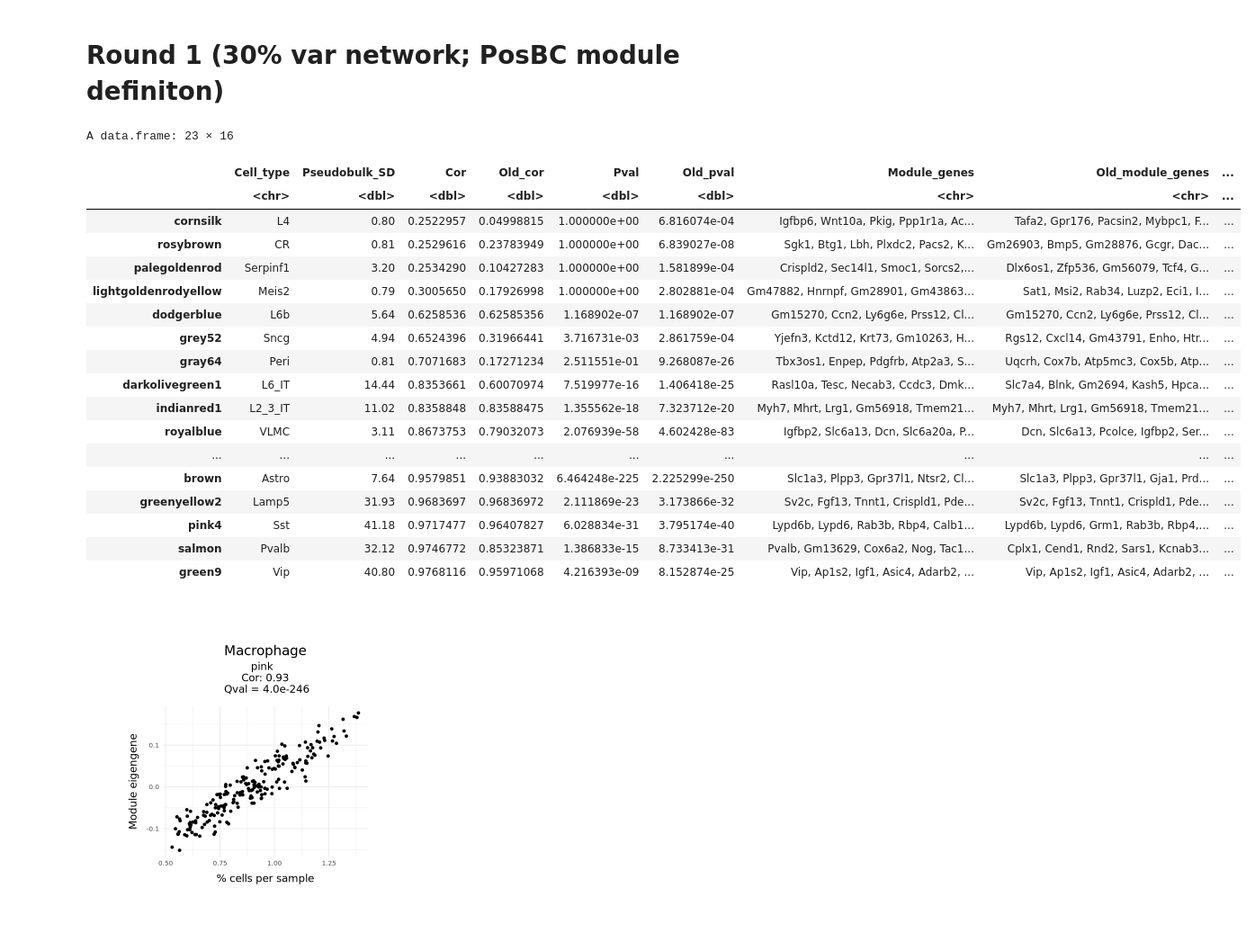
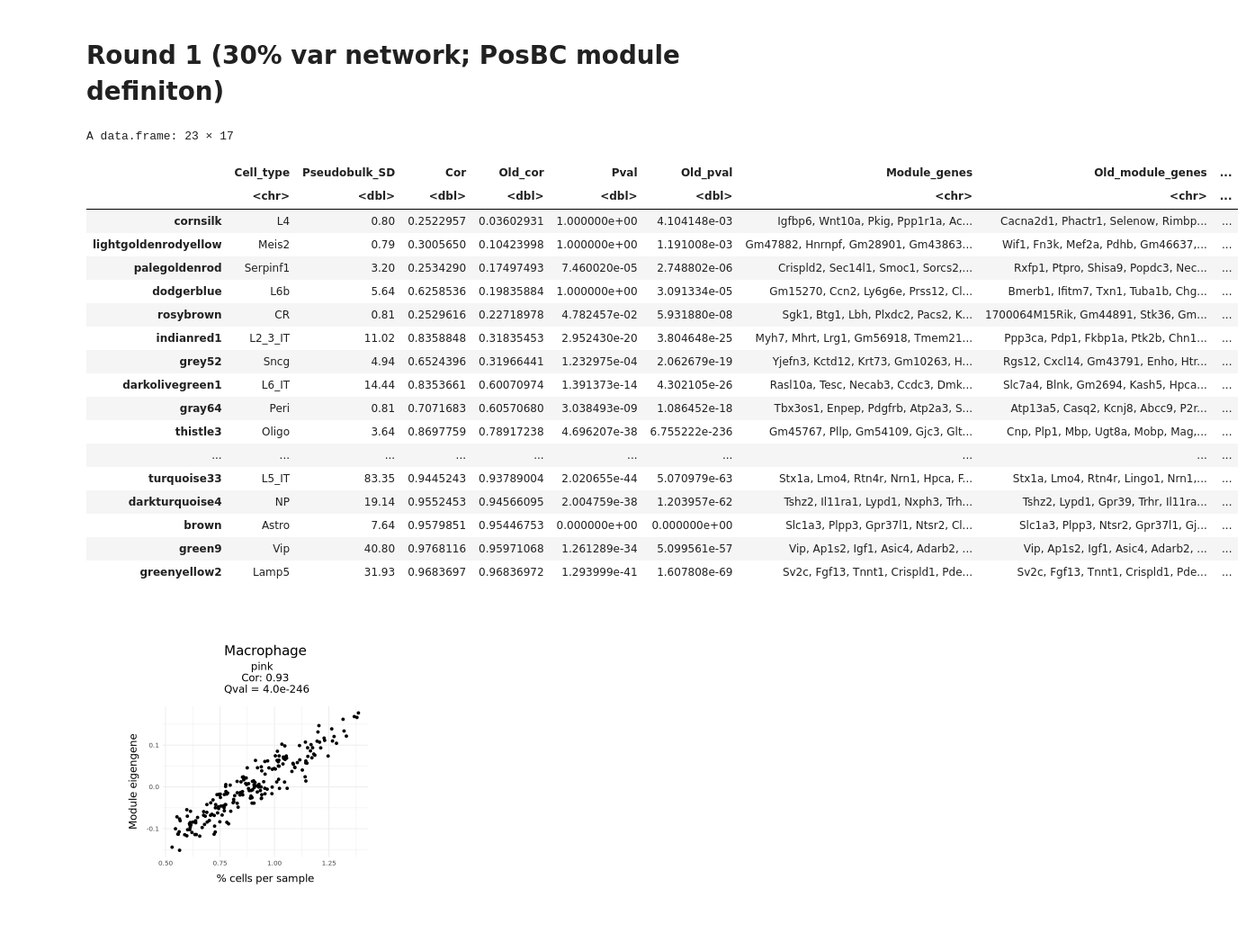
Before and after one commit to reliscu/pseudobulk_splicing_tasic_2018_mouse_ALM, a Jupyter notebook: 08_plot_modules_vs_eigengenes copy.ipynb, the cells around one changed output. Shown at 90% size. Saved outputs shown, nothing was run; the diff lists cells and outputs as text; code cells hidden in the pictures.

Commit message:
stupid SJ pseudobulking

```diff
--- a/08_plot_modules_vs_eigengenes copy.ipynb
+++ b/08_plot_modules_vs_eigengenes copy.ipynb
@@ -36,7 +36,7 @@ Macrophage       Endo      Oligo        L6b       Sncg      Astro    L2_3_IT
       1224       2401
 # %%
 pairwise_res_list <- readRDS("data/tasic_2018_ALM_STAR_donor_cell_type_pseudobulk_pairwise_DE_genes_dream.RDS")
-pairwise_ctype_genes <- prep_DE_genes(pooled_res_list, lfc_threshold, pairwise=TRUE, unique=unique)
+pairwise_ctype_genes <- prep_DE_genes(pairwise_res_list, lfc_threshold, pairwise=TRUE, unique=unique)
 # %% [markdown]
 # Round 1 (30% var network; PosBC module definiton)
 # %%
@@ -46,31 +46,32 @@ pseudobulk_legend <- read.csv("data/SyntheticDatasets/SyntheticDataset1_20pcntCe
 pseudobulk_legend$Cell.type <- gsub("/", "_", pseudobulk_legend$Cell.type, fixed=TRUE)
 pseudobulk_legend$Cell.type <- gsub(" ", "_", pseudobulk_legend$Cell.type)
 
-# top_qval_mods_df <- read.csv("data/tasic_2018_ALM_STAR_donor_cell_type_pseudobulk_DE_genes_dream_unique_20pcntCells_30pcntVar_200samples_log2_pseudobulk_PosBC_top_Qval_modules.csv")
-top_qval_mods_df <- read.csv("data/tasic_2018_ALM_STAR_donor_cell_type_pseudobulk_1_vs_pooled_DE_genes_dream_unique_20pcntCells_30pcntVar_200samples_log2_pseudobulk_PosBC_top_Qval_modules.csv")
+top_qval_mods_df <- read.csv("data/tasic_2018_ALM_STAR_donor_cell_type_pseudobulk_pairwise_DE_genes_dream_20pcntCells_30pcntVar_200samples_log2_pseudobulk_PosFDR_top_Qval_modules.csv")
 # %%
+ctype_genes_list <- pairwise_ctype_genes
+
 top_corr_mods_30pcnt_PosBC_df <- get_top_corr_mods(network_dir, pseudobulk_legend, top_qval_mods_df, ctype_genes_list, mod_def)
-top_corr_mods_30pcnt_PosBC_df
+top_corr_mods_30pcnt_PosBC_df %>% arrange(Old_cor)
 # %% [output]
-A data.frame: 23 × 16
+A data.frame: 23 × 17
 |  | Cell_type | Pseudobulk_SD | Cor | Old_cor | Pval | Old_pval | Module_genes | Old_module_genes | ... |
 |  | <chr> | <dbl> | <dbl> | <dbl> | <dbl> | <dbl> | <chr> | <chr> | ... |
-| cornsilk | L4 | 0.80 | 0.2522957 | 0.04998815 | 1.000000e+00 | 6.816074e-04 | Igfbp6, Wnt10a, Pkig, Ppp1r1a, Ac... | Tafa2, Gpr176, Pacsin2, Mybpc1, F... | ... |
-| rosybrown | CR | 0.81 | 0.2529616 | 0.23783949 | 1.000000e+00 | 6.839027e-08 | Sgk1, Btg1, Lbh, Plxdc2, Pacs2, K... | Gm26903, Bmp5, Gm28876, Gcgr, Dac... | ... |
-| palegoldenrod | Serpinf1 | 3.20 | 0.2534290 | 0.10427283 | 1.000000e+00 | 1.581899e-04 | Crispld2, Sec14l1, Smoc1, Sorcs2,... | Dlx6os1, Zfp536, Gm56079, Tcf4, G... | ... |
-| lightgoldenrodyellow | Meis2 | 0.79 | 0.3005650 | 0.17926998 | 1.000000e+00 | 2.802881e-04 | Gm47882, Hnrnpf, Gm28901, Gm43863... | Sat1, Msi2, Rab34, Luzp2, Eci1, I... | ... |
-| dodgerblue | L6b | 5.64 | 0.6258536 | 0.62585356 | 1.168902e-07 | 1.168902e-07 | Gm15270, Ccn2, Ly6g6e, Prss12, Cl... | Gm15270, Ccn2, Ly6g6e, Prss12, Cl... | ... |
-| grey52 | Sncg | 4.94 | 0.6524396 | 0.31966441 | 3.716731e-03 | 2.861759e-04 | Yjefn3, Kctd12, Krt73, Gm10263, H... | Rgs12, Cxcl14, Gm43791, Enho, Htr... | ... |
-| gray64 | Peri | 0.81 | 0.7071683 | 0.17271234 | 2.511551e-01 | 9.268087e-26 | Tbx3os1, Enpep, Pdgfrb, Atp2a3, S... | Uqcrh, Cox7b, Atp5mc3, Cox5b, Atp... | ... |
-| darkolivegreen1 | L6_IT | 14.44 | 0.8353661 | 0.60070974 | 7.519977e-16 | 1.406418e-25 | Rasl10a, Tesc, Necab3, Ccdc3, Dmk... | Slc7a4, Blnk, Gm2694, Kash5, Hpca... | ... |
-| indianred1 | L2_3_IT | 11.02 | 0.8358848 | 0.83588475 | 1.355562e-18 | 7.323712e-20 | Myh7, Mhrt, Lrg1, Gm56918, Tmem21... | Myh7, Mhrt, Lrg1, Gm56918, Tmem21... | ... |
-| royalblue | VLMC | 3.11 | 0.8673753 | 0.79032073 | 2.076939e-58 | 4.602428e-83 | Igfbp2, Slc6a13, Dcn, Slc6a20a, P... | Dcn, Slc6a13, Pcolce, Igfbp2, Ser... | ... |
+| cornsilk | L4 | 0.80 | 0.2522957 | 0.03602931 | 1.000000e+00 | 4.104148e-03 | Igfbp6, Wnt10a, Pkig, Ppp1r1a, Ac... | Cacna2d1, Phactr1, Selenow, Rimbp... | ... |
+| lightgoldenrodyellow | Meis2 | 0.79 | 0.3005650 | 0.10423998 | 1.000000e+00 | 1.191008e-03 | Gm47882, Hnrnpf, Gm28901, Gm43863... | Wif1, Fn3k, Mef2a, Pdhb, Gm46637,... | ... |
+| palegoldenrod | Serpinf1 | 3.20 | 0.2534290 | 0.17497493 | 7.460020e-05 | 2.748802e-06 | Crispld2, Sec14l1, Smoc1, Sorcs2,... | Rxfp1, Ptpro, Shisa9, Popdc3, Nec... | ... |
+| dodgerblue | L6b | 5.64 | 0.6258536 | 0.19835884 | 1.000000e+00 | 3.091334e-05 | Gm15270, Ccn2, Ly6g6e, Prss12, Cl... | Bmerb1, Ifitm7, Txn1, Tuba1b, Chg... | ... |
+| rosybrown | CR | 0.81 | 0.2529616 | 0.22718978 | 4.782457e-02 | 5.931880e-08 | Sgk1, Btg1, Lbh, Plxdc2, Pacs2, K... | 1700064M15Rik, Gm44891, Stk36, Gm... | ... |
+| indianred1 | L2_3_IT | 11.02 | 0.8358848 | 0.31835453 | 2.952430e-20 | 3.804648e-25 | Myh7, Mhrt, Lrg1, Gm56918, Tmem21... | Ppp3ca, Pdp1, Fkbp1a, Ptk2b, Chn1... | ... |
+| grey52 | Sncg | 4.94 | 0.6524396 | 0.31966441 | 1.232975e-04 | 2.062679e-19 | Yjefn3, Kctd12, Krt73, Gm10263, H... | Rgs12, Cxcl14, Gm43791, Enho, Htr... | ... |
+| darkolivegreen1 | L6_IT | 14.44 | 0.8353661 | 0.60070974 | 1.391373e-14 | 4.302105e-26 | Rasl10a, Tesc, Necab3, Ccdc3, Dmk... | Slc7a4, Blnk, Gm2694, Kash5, Hpca... | ... |
+| gray64 | Peri | 0.81 | 0.7071683 | 0.60570680 | 3.038493e-09 | 1.086452e-18 | Tbx3os1, Enpep, Pdgfrb, Atp2a3, S... | Atp13a5, Casq2, Kcnj8, Abcc9, P2r... | ... |
+| thistle3 | Oligo | 3.64 | 0.8697759 | 0.78917238 | 4.696207e-38 | 6.755222e-236 | Gm45767, Pllp, Gm54109, Gjc3, Glt... | Cnp, Plp1, Mbp, Ugt8a, Mobp, Mag,... | ... |
 | ... | ... | ... | ... | ... | ... | ... | ... | ... | ... |
-| brown | Astro | 7.64 | 0.9579851 | 0.93883032 | 6.464248e-225 | 2.225299e-250 | Slc1a3, Plpp3, Gpr37l1, Ntsr2, Cl... | Slc1a3, Plpp3, Gpr37l1, Gja1, Prd... | ... |
-| greenyellow2 | Lamp5 | 31.93 | 0.9683697 | 0.96836972 | 2.111869e-23 | 3.173866e-32 | Sv2c, Fgf13, Tnnt1, Crispld1, Pde... | Sv2c, Fgf13, Tnnt1, Crispld1, Pde... | ... |
-| pink4 | Sst | 41.18 | 0.9717477 | 0.96407827 | 6.028834e-31 | 3.795174e-40 | Lypd6b, Lypd6, Rab3b, Rbp4, Calb1... | Lypd6b, Lypd6, Grm1, Rab3b, Rbp4,... | ... |
-| salmon | Pvalb | 32.12 | 0.9746772 | 0.85323871 | 1.386833e-15 | 8.733413e-31 | Pvalb, Gm13629, Cox6a2, Nog, Tac1... | Cplx1, Cend1, Rnd2, Sars1, Kcnab3... | ... |
-| green9 | Vip | 40.80 | 0.9768116 | 0.95971068 | 4.216393e-09 | 8.152874e-25 | Vip, Ap1s2, Igf1, Asic4, Adarb2, ... | Vip, Ap1s2, Igf1, Asic4, Adarb2, ... | ... |
+| turquoise33 | L5_IT | 83.35 | 0.9445243 | 0.93789004 | 2.020655e-44 | 5.070979e-63 | Stx1a, Lmo4, Rtn4r, Nrn1, Hpca, F... | Stx1a, Lmo4, Rtn4r, Lingo1, Nrn1,... | ... |
+| darkturquoise4 | NP | 19.14 | 0.9552453 | 0.94566095 | 2.004759e-38 | 1.203957e-62 | Tshz2, Il11ra1, Lypd1, Nxph3, Trh... | Tshz2, Lypd1, Gpr39, Trhr, Il11ra... | ... |
+| brown | Astro | 7.64 | 0.9579851 | 0.95446753 | 0.000000e+00 | 0.000000e+00 | Slc1a3, Plpp3, Gpr37l1, Ntsr2, Cl... | Slc1a3, Plpp3, Ntsr2, Gpr37l1, Gj... | ... |
+| green9 | Vip | 40.80 | 0.9768116 | 0.95971068 | 1.261289e-34 | 5.099561e-57 | Vip, Ap1s2, Igf1, Asic4, Adarb2, ... | Vip, Ap1s2, Igf1, Asic4, Adarb2, ... | ... |
+| greenyellow2 | Lamp5 | 31.93 | 0.9683697 | 0.96836972 | 1.293999e-41 | 1.607808e-69 | Sv2c, Fgf13, Tnnt1, Crispld1, Pde... | Sv2c, Fgf13, Tnnt1, Crispld1, Pde... | ... |
 # %%
 plot_ctype_abundance_vs_top_qval_ME(pseudobulk_legend, top_qval_mods_df)
 # %% [output]
```
Also changed, not shown: parts of 9 cells of this notebook, 3 other files.
